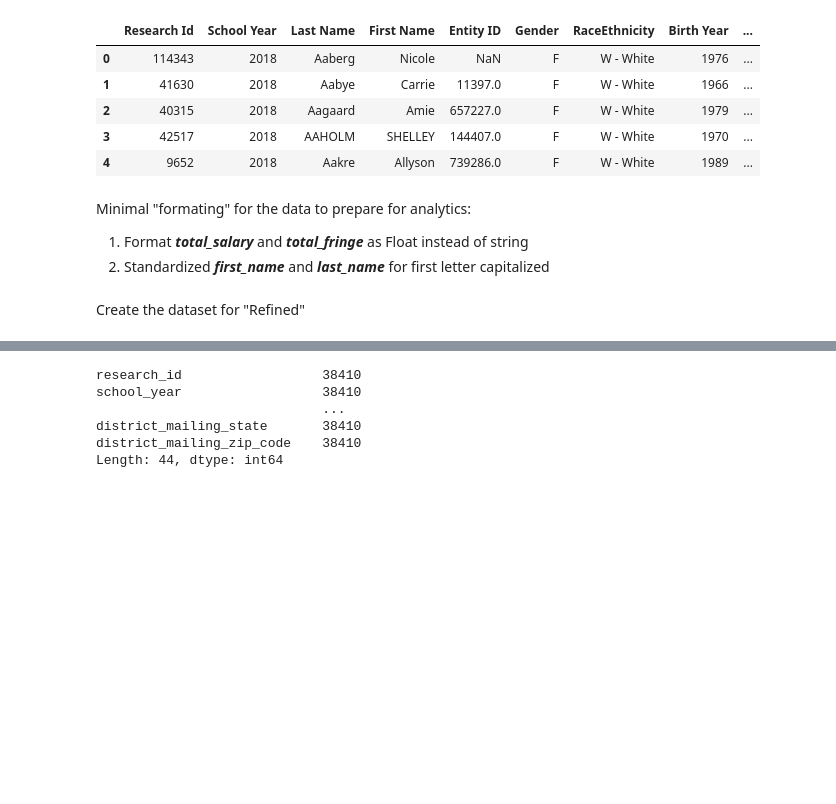
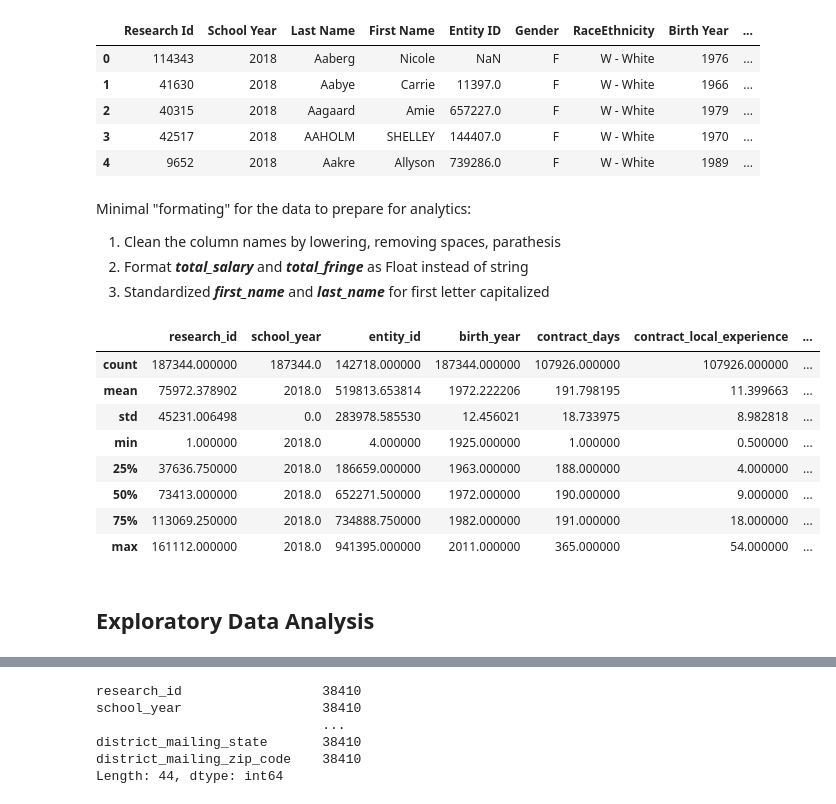
Before and after one commit to j-buss/wi-dpi, a Jupyter notebook: Quick_Analysis_wi_dpi_all_staff.ipynb, the cells around one changed output, grey strips where cells are left out. Drawn from its saved outputs; the diff is of its cells as text; code cells hidden in the pictures; blank space fills up the shorter version.

```diff
--- a/Quick_Analysis_wi_dpi_all_staff.ipynb
+++ b/Quick_Analysis_wi_dpi_all_staff.ipynb
@@ -81,18 +81,31 @@ df.head()
 | 2 | 40315 | 2018 | Aagaard | Amie | 657227.0 | F | W - White | 1979 | ... |
 | 3 | 42517 | 2018 | AAHOLM | SHELLEY | 144407.0 | F | W - White | 1970 | ... |
 | 4 | 9652 | 2018 | Aakre | Allyson | 739286.0 | F | W - White | 1989 | ... |
+# %% [markdown]
+Minimal "formating" for the data to prepare for analytics:
+
+
+1.  Clean the column names by lowering, removing spaces, parathesis
+2.  Format ***total_salary*** and ***total_fringe*** as Float instead of string
+3.  Standardized ***first_name*** and ***last_name*** for first letter capitalized
 # %%
 df.columns = df.columns.str.strip().str.lower().str.replace(' ', '_').str.replace('(', '').str.replace(')', '')
-# %% [markdown]
-Minimal "formating" for the data to prepare for analytics:
-
-
-1.   Format ***total_salary*** and ***total_fringe*** as Float instead of string
-2.   Standardized ***first_name*** and ***last_name*** for first letter capitalized
 # %%
 df['total_salary'] = df['total_salary'].apply(lambda x: convert_currency(x) if pd.notnull(x) else x)
 df['total_fringe'] = df['total_fringe'].apply(lambda x: convert_currency(x) if pd.notnull(x) else x)
 df['last_name'] = df['last_name'].apply(lambda x: prep_name(x))
 df['first_name'] = df['first_name'].apply(lambda x: prep_name(x))
-# %% [markdown]
-Create the dataset for "Refined"
+# %%
+df.describe()
+# %% [output]
+|  | research_id | school_year | entity_id | birth_year | contract_days | contract_local_experience | ... |
+| count | 187344.000000 | 187344.0 | 142718.000000 | 187344.000000 | 107926.000000 | 107926.000000 | ... |
+| mean | 75972.378902 | 2018.0 | 519813.653814 | 1972.222206 | 191.798195 | 11.399663 | ... |
+| std | 45231.006498 | 0.0 | 283978.585530 | 12.456021 | 18.733975 | 8.982818 | ... |
+| min | 1.000000 | 2018.0 | 4.000000 | 1925.000000 | 1.000000 | 0.500000 | ... |
+| 25% | 37636.750000 | 2018.0 | 186659.000000 | 1963.000000 | 188.000000 | 4.000000 | ... |
+| 50% | 73413.000000 | 2018.0 | 652271.500000 | 1972.000000 | 190.000000 | 9.000000 | ... |
+| 75% | 113069.250000 | 2018.0 | 734888.750000 | 1982.000000 | 191.000000 | 18.000000 | ... |
+| max | 161112.000000 | 2018.0 | 941395.000000 | 2011.000000 | 365.000000 | 54.000000 | ... |
+# %% [markdown]
+## Exploratory Data Analysis
```
Also changed, not shown: parts of 13 cells of this notebook.
